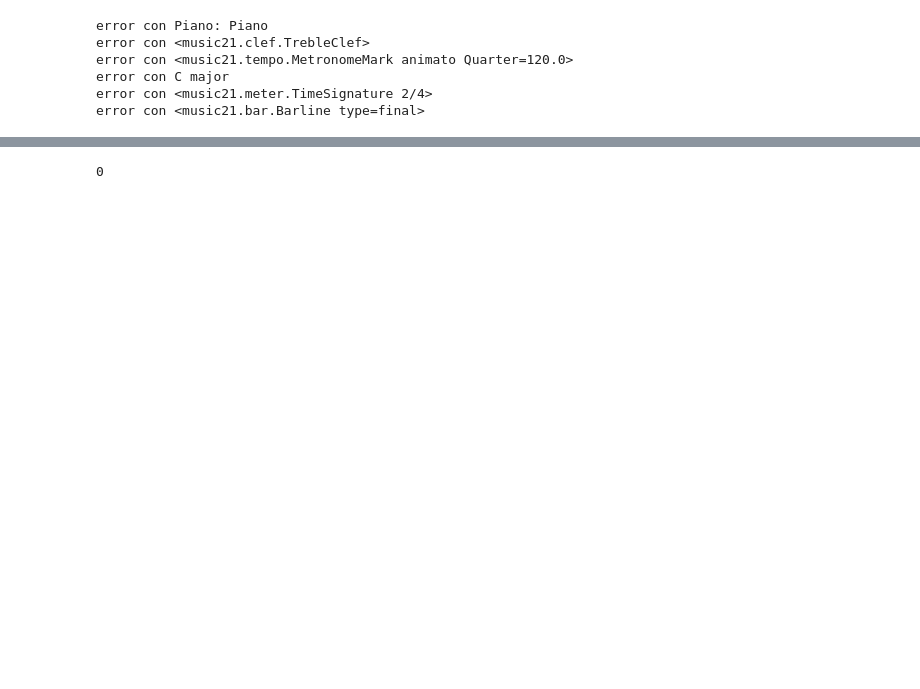
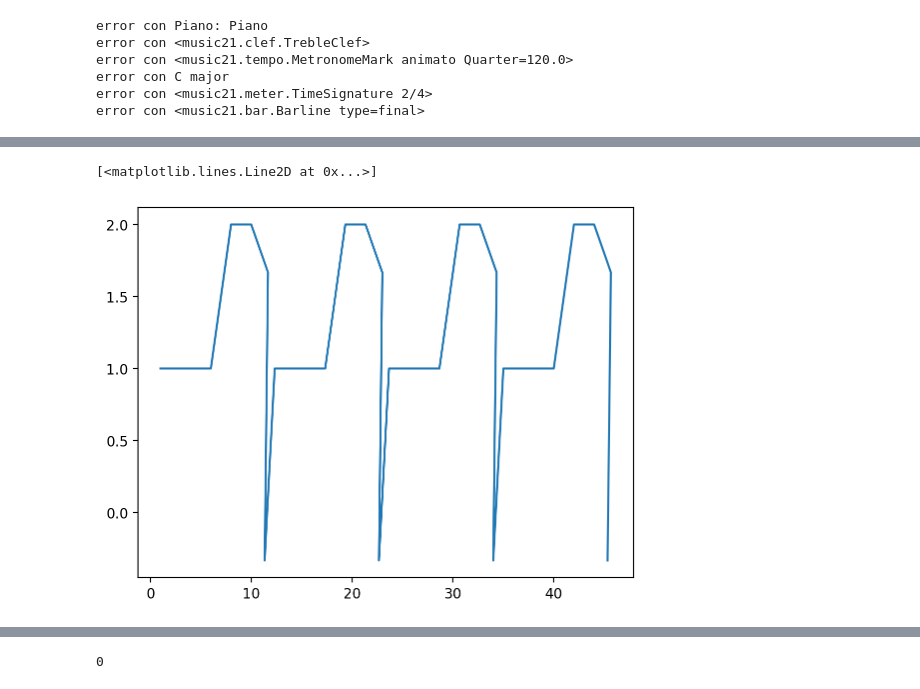
Before and after one commit to ArturoSirvent/DynArt, a Jupyter notebook: 002.1-GenAlgotmoFinally.ipynb, the cells around one changed output, grey strips where cells are left out. Drawn from its saved outputs; the diff is of its cells as text; code cells hidden in the pictures; blank space fills up the shorter version.

```diff
--- a/002.1-GenAlgotmoFinally.ipynb
+++ b/002.1-GenAlgotmoFinally.ipynb
@@ -550,0 +614,5 @@ melody.notes
+# %%
+plt.plot(np.cumsum(melody.durations_array),melody.durations_array)
+# %% [output]
+[<matplotlib.lines.Line2D at 0x...>]
+[figure, added]
```
Also changed, not shown: parts of 33 cells of this notebook, 8 other files.
